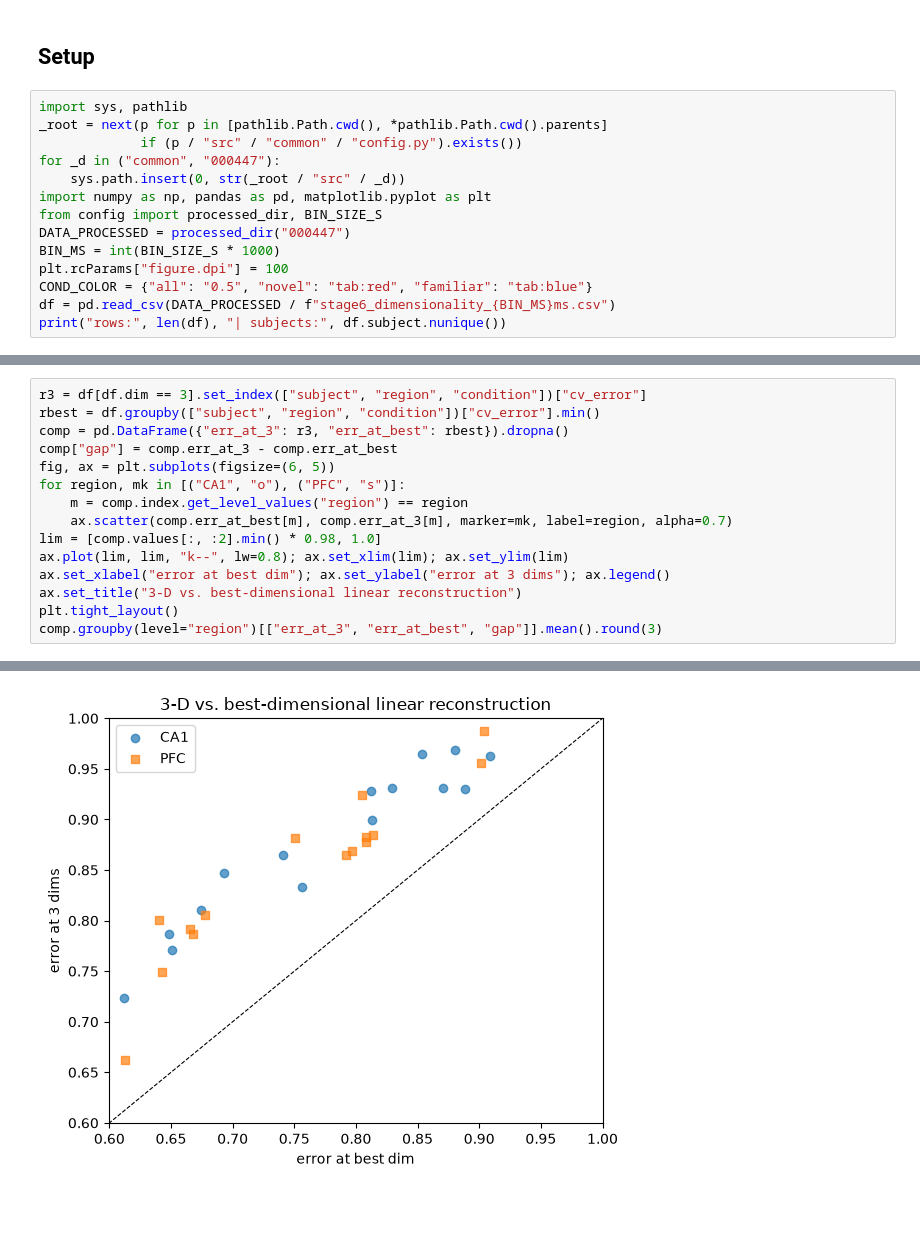
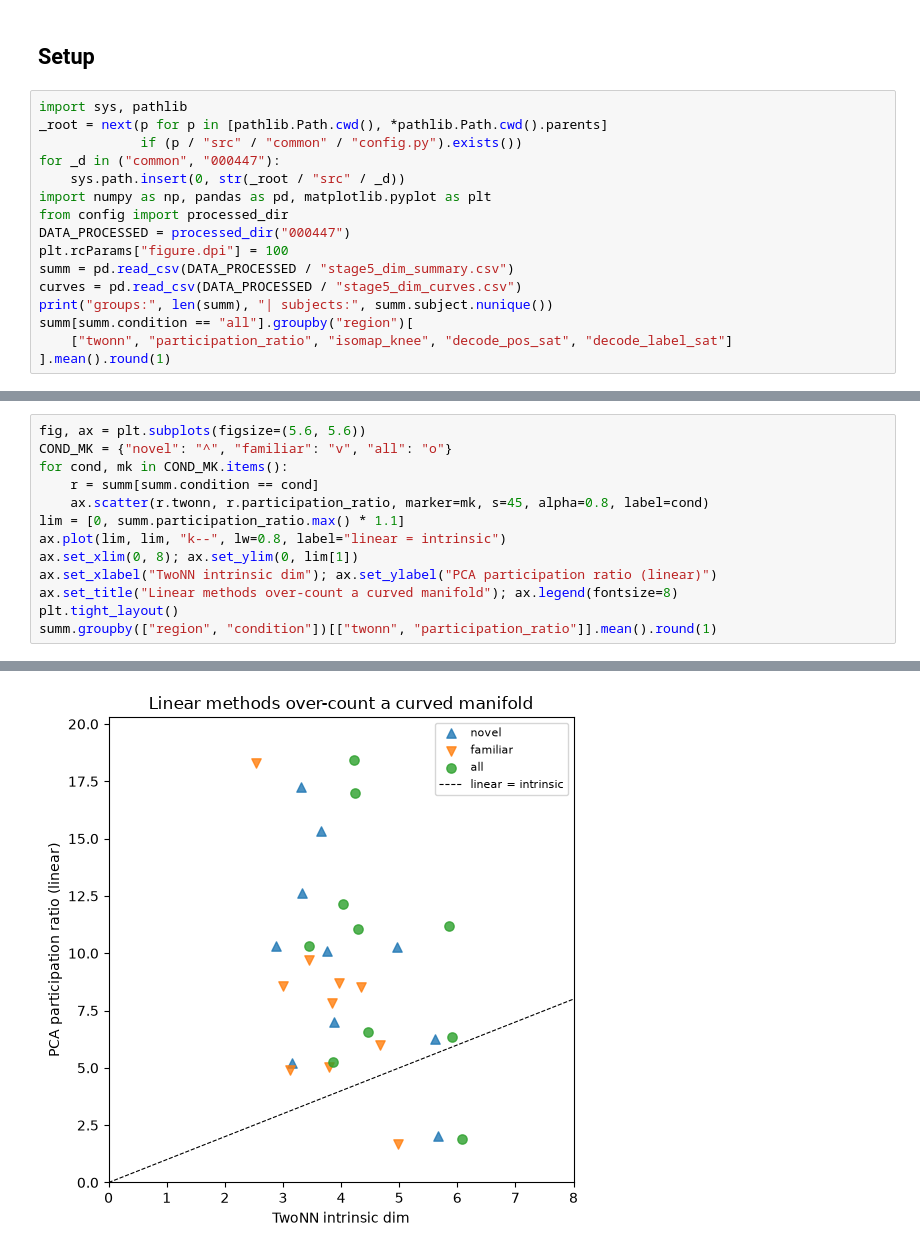
Before and after one commit to M-Proskurin/NeuroDataReHack, a Jupyter notebook: notebooks/000447/06_dimensionality.ipynb, the cells around one changed output, grey strips where cells are left out. Drawn from its saved outputs; the diff is of its cells as text; blank space fills up the shorter version.

```diff
--- a/notebooks/000447/06_dimensionality.ipynb
+++ b/notebooks/000447/06_dimensionality.ipynb
@@ -18,11 +22,13 @@ _root = next(p for p in [pathlib.Path.cwd(), *pathlib.Path.cwd().parents]
 for _d in ("common", "000447"):
     sys.path.insert(0, str(_root / "src" / _d))
 import numpy as np, pandas as pd, matplotlib.pyplot as plt
-from config import processed_dir, BIN_SIZE_S
+from config import processed_dir
 DATA_PROCESSED = processed_dir("000447")
-BIN_MS = int(BIN_SIZE_S * 1000)
 plt.rcParams["figure.dpi"] = 100
-COND_COLOR = {"all": "0.5", "novel": "tab:red", "familiar": "tab:blue"}
-df = pd.read_csv(DATA_PROCESSED / f"stage6_dimensionality_{BIN_MS}ms.csv")
-print("rows:", len(df), "| subjects:", df.subject.nunique())
+summ = pd.read_csv(DATA_PROCESSED / "stage5_dim_summary.csv")
+curves = pd.read_csv(DATA_PROCESSED / "stage5_dim_curves.csv")
+print("groups:", len(summ), "| subjects:", summ.subject.nunique())
+summ[summ.condition == "all"].groupby("region")[
+    ["twonn", "participation_ratio", "isomap_knee", "decode_pos_sat", "decode_label_sat"]
+].mean().round(1)
 # %% [output]
@@ -93,16 +90,14 @@ relevant signal is low-D; the *total* population is not.
 # %%
-r3 = df[df.dim == 3].set_index(["subject", "region", "condition"])["cv_error"]
-rbest = df.groupby(["subject", "region", "condition"])["cv_error"].min()
-comp = pd.DataFrame({"err_at_3": r3, "err_at_best": rbest}).dropna()
-comp["gap"] = comp.err_at_3 - comp.err_at_best
-fig, ax = plt.subplots(figsize=(6, 5))
-for region, mk in [("CA1", "o"), ("PFC", "s")]:
-    m = comp.index.get_level_values("region") == region
-    ax.scatter(comp.err_at_best[m], comp.err_at_3[m], marker=mk, label=region, alpha=0.7)
-lim = [comp.values[:, :2].min() * 0.98, 1.0]
-ax.plot(lim, lim, "k--", lw=0.8); ax.set_xlim(lim); ax.set_ylim(lim)
-ax.set_xlabel("error at best dim"); ax.set_ylabel("error at 3 dims"); ax.legend()
-ax.set_title("3-D vs. best-dimensional linear reconstruction")
+fig, ax = plt.subplots(figsize=(5.6, 5.6))
+COND_MK = {"novel": "^", "familiar": "v", "all": "o"}
+for cond, mk in COND_MK.items():
+    r = summ[summ.condition == cond]
+    ax.scatter(r.twonn, r.participation_ratio, marker=mk, s=45, alpha=0.8, label=cond)
+lim = [0, summ.participation_ratio.max() * 1.1]
+ax.plot(lim, lim, "k--", lw=0.8, label="linear = intrinsic")
+ax.set_xlim(0, 8); ax.set_ylim(0, lim[1])
+ax.set_xlabel("TwoNN intrinsic dim"); ax.set_ylabel("PCA participation ratio (linear)")
+ax.set_title("Linear methods over-count a curved manifold"); ax.legend(fontsize=8)
 plt.tight_layout()
-comp.groupby(level="region")[["err_at_3", "err_at_best", "gap"]].mean().round(3)
+summ.groupby(["region", "condition"])[["twonn", "participation_ratio"]].mean().round(1)
 # %% [output]
@@ -113,3 +112,3 @@ comp.groupby(level="region")[["err_at_3", "err_at_best", "gap"]].mean().round(3)
-[figure, old version]
+[figure, new version]
 # %% [markdown]
 ---
```
Also changed, not shown: parts of 9 cells of this notebook, 5 other files.
